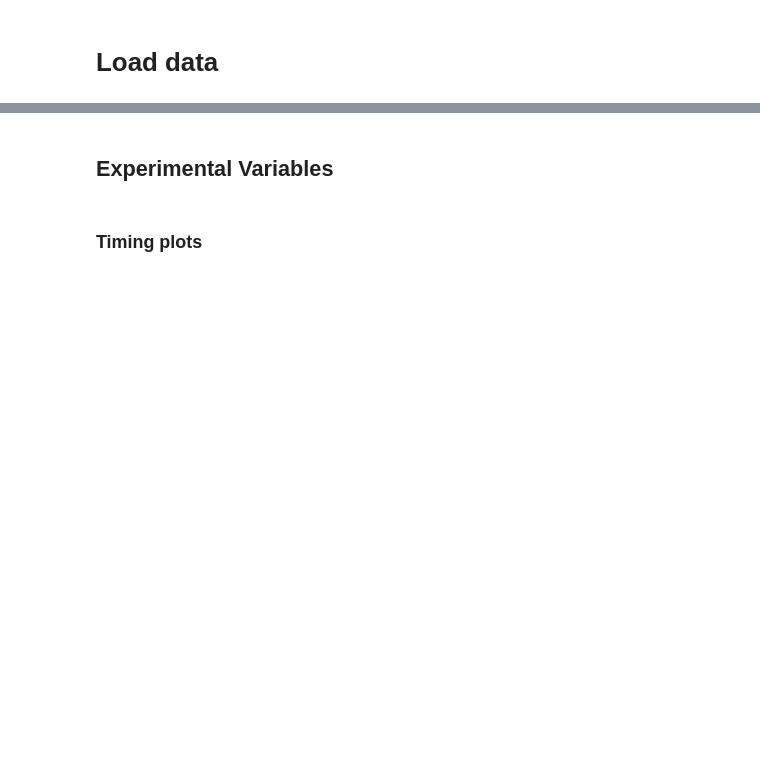
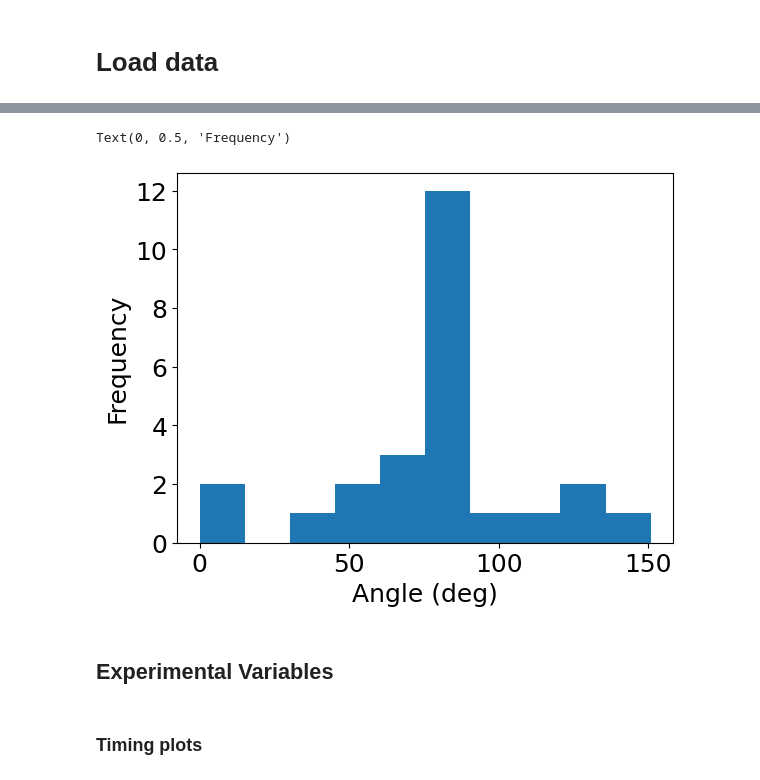
Before and after one commit to sherryxinyuean/area2_population_analysis, a Jupyter notebook: area2_bump(lag analysis).ipynb, the cells around one changed output, grey strips where cells are left out. Saved outputs shown, nothing was run; the diff lists cells and outputs as text; code cells hidden in the pictures; blank space fills up the shorter version.

```diff
--- a/area2_bump(lag analysis).ipynb
+++ b/area2_bump(lag analysis).ipynb
@@ -151,3 +242,10 @@ print(len(passive_cond_dict))
+# %%
+plt.hist(ang_arr)
+plt.xlabel("Angle (deg)")
+plt.ylabel('Frequency')
+# %% [output]
+Text(0, 0.5, 'Frequency')
+[figure, added]
 # %% [markdown]
 ## Experimental Variables
 # %%
```
Also changed, not shown: parts of 38 cells of this notebook, 8 other files.
